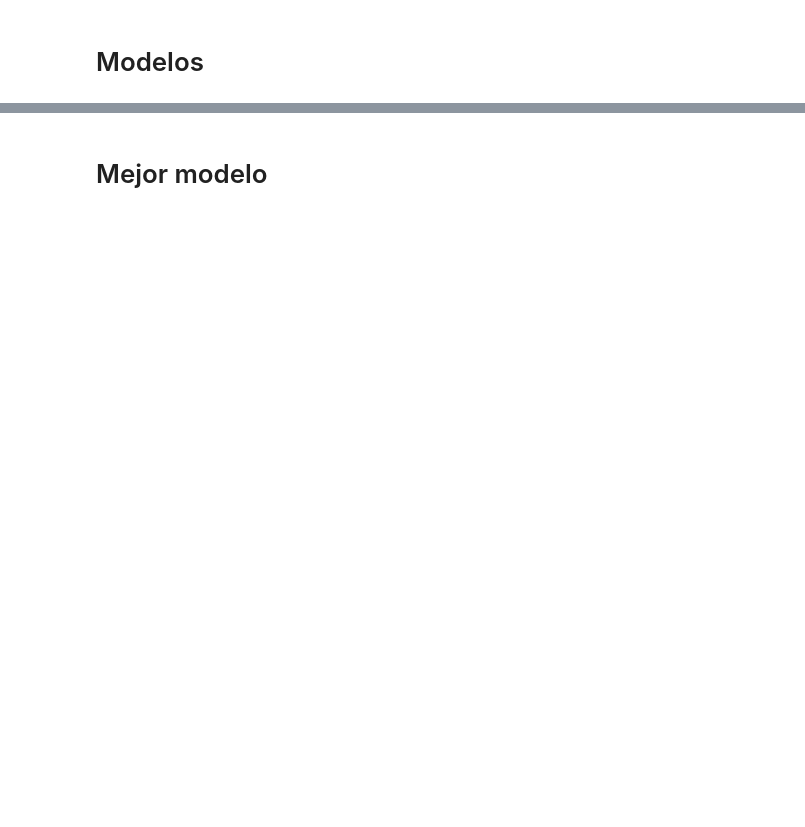
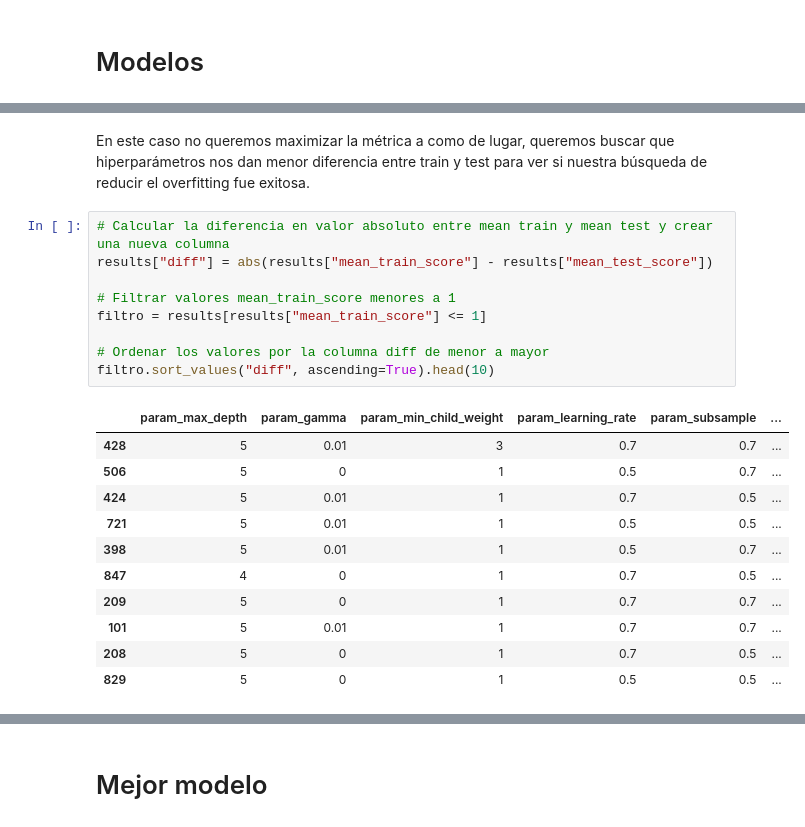
Before and after one commit to diegosaaval/human-resources, a Jupyter notebook: 3_models.ipynb, the cells around one changed output, grey strips where cells are left out. Cells and saved outputs as stored; diff of their text form; blank space fills up the shorter version.

```diff
--- a/3_models.ipynb
+++ b/3_models.ipynb
@@ -261,0 +257,23 @@ plt.show()
+# %% [markdown]
+En este caso no queremos maximizar la métrica a como de lugar, queremos buscar que hiperparámetros nos dan menor diferencia entre train y test para ver si nuestra búsqueda de reducir el overfitting fue exitosa.
+# %%
+# Calcular la diferencia en valor absoluto entre mean train y mean test y crear una nueva columna
+results["diff"] = abs(results["mean_train_score"] - results["mean_test_score"])
+
+# Filtrar valores mean_train_score menores a 1
+filtro = results[results["mean_train_score"] <= 1]
+
+# Ordenar los valores por la columna diff de menor a mayor
+filtro.sort_values("diff", ascending=True).head(10)
+# %% [output]
+|  | param_max_depth | param_gamma | param_min_child_weight | param_learning_rate | param_subsample | ... |
+| 428 | 5 | 0.01 | 3 | 0.7 | 0.7 | ... |
+| 506 | 5 | 0 | 1 | 0.5 | 0.7 | ... |
+| 424 | 5 | 0.01 | 1 | 0.7 | 0.5 | ... |
+| 721 | 5 | 0.01 | 1 | 0.5 | 0.5 | ... |
+| 398 | 5 | 0.01 | 1 | 0.5 | 0.7 | ... |
+| 847 | 4 | 0 | 1 | 0.7 | 0.5 | ... |
+| 209 | 5 | 0 | 1 | 0.7 | 0.7 | ... |
+| 101 | 5 | 0.01 | 1 | 0.7 | 0.7 | ... |
+| 208 | 5 | 0 | 1 | 0.7 | 0.5 | ... |
+| 829 | 5 | 0 | 1 | 0.5 | 0.5 | ... |
```
Also changed, not shown: parts of 30 cells of this notebook.
